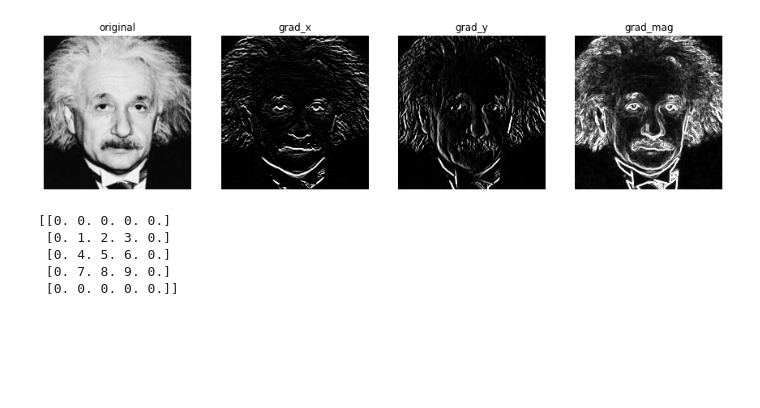
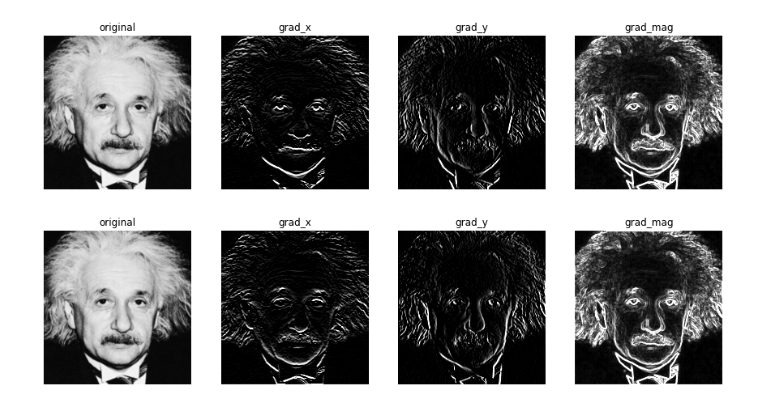
Before and after one commit to KCSAbeywickrama/EN2550-Excercises, a Jupyter notebook: Assignment_01/190018V_a01_codes.ipynb, the cells around one changed output. Drawn from its saved outputs; the diff is of its cells as text; code cells hidden in the pictures; blank space fills up the shorter version.

```diff
--- a/Assignment_01/190018V_a01_codes.ipynb
+++ b/Assignment_01/190018V_a01_codes.ipynb
@@ -175,70 +175,39 @@ for axi in ax.ravel(): axi.axis('off')
 # %%
 # 6 (b)
 
 def add_padding(img,pad_i,pad_j):
     padded=np.zeros((img.shape[0]+pad_i*2,img.shape[1]+pad_j*2)).astype(np.float32)
     padded[pad_i:-pad_i,pad_j:-pad_j]=img
     return padded
-
-def remove_padding(padded,pad_i,pad_j):
-    return padded[pad_i:-pad_i,pad_j:-pad_j]
 
 def convolve(img,kernal):
     a=kernal.shape[0]
     b=kernal.shape[1]
     flatKernal=kernal[::-1,::-1].flatten()
     padded=add_padding(img,a//2,b//2)
     res=np.zeros(img.shape).astype(np.float32)
     for m in range(img.shape[0]):
         for n in range(img.shape[1]):
             res[m,n]=np.dot(padded[m:m+a,n:n+b].flatten(),flatKernal)
 
     return res
 
+f_x=convolve(f,sobel_v)
+f_y=convolve(f,sobel_h)
 
-f=np.array([
-    [0,0,0,0,0],
-    [0,0,0,0,0],
-    [0,0,1,0,0],
-    [0,0,0,0,0],
-    [0,0,0,0,0]])
+grad_mag=np.sqrt(f_x**2+f_y**2)
 
-w=np.array([[1,2,3],
-    [4,5,6],
-    [7,8,9]])
+fig,ax=plt.subplots(1,4,figsize=(15,8))
 
-# img=np.array([[1,2,3,4],[5,6,7,8],[9,10,11,12],[14,15,16,18],[20,21,25,28]])
-# kernal=np.ones((5,5))
-# print(img)
-# print(kernal)
-# padded=add_padding(img,kernal)
-# print(padded)
-# print(remove_padding(padded,kernal))
+ax[0].imshow(f,cmap='gray', vmin=0, vmax=255)
+ax[0].set_title('original')
+ax[1].imshow(f_x,cmap='gray', vmin=0, vmax=255)
+ax[1].set_title('grad_x')
+ax[2].imshow(f_y,cmap='gray', vmin=0, vmax=255)
+ax[2].set_title('grad_y')
+ax[3].imshow(grad_mag,cmap='gray', vmin=0, vmax=255)
+ax[3].set_title('grad_mag')
 
-print(convolve(f,w))
-
-# f_x=cv.filter2D(f,-1,sobel_v)
-
-
-# f_y=cv.filter2D(f,-1,sobel_h)
-
-# grad_mag=np.sqrt(f_x**2+f_y**2)
-
-# fig,ax=plt.subplots(1,4,figsize=(15,8))
-
-# ax[0].imshow(f,cmap='gray', vmin=0, vmax=255)
-# ax[0].set_title('original')
-# ax[1].imshow(f_x,cmap='gray', vmin=0, vmax=255)
-# ax[1].set_title('grad_x')
-# ax[2].imshow(f_y,cmap='gray', vmin=0, vmax=255)
-# ax[2].set_title('grad_y')
-# ax[3].imshow(grad_mag,cmap='gray', vmin=0, vmax=255)
-# ax[3].set_title('grad_mag')
-
-# for axi in ax.ravel(): axi.axis('off')
+for axi in ax.ravel(): axi.axis('off')
 # %% [output]
-[[0. 0. 0. 0. 0.]
- [0. 1. 2. 3. 0.]
- [0. 4. 5. 6. 0.]
- [0. 7. 8. 9. 0.]
- [0. 0. 0. 0. 0.]]
+[figure, added]
```
